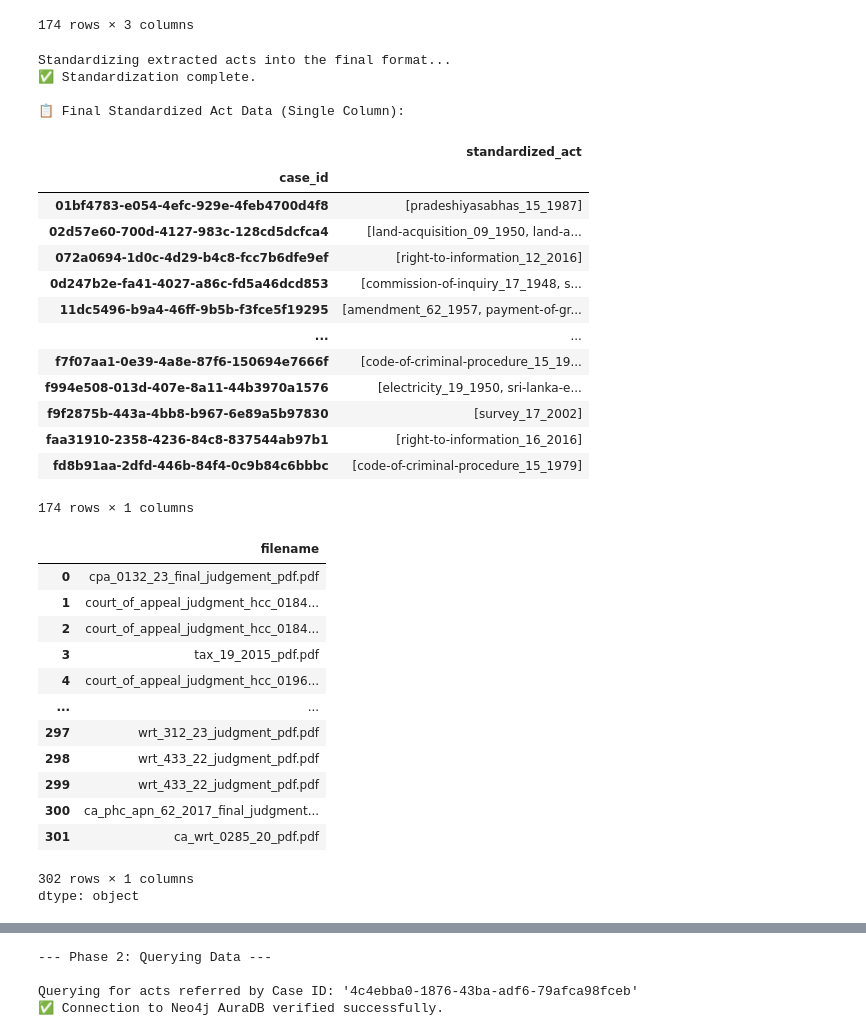
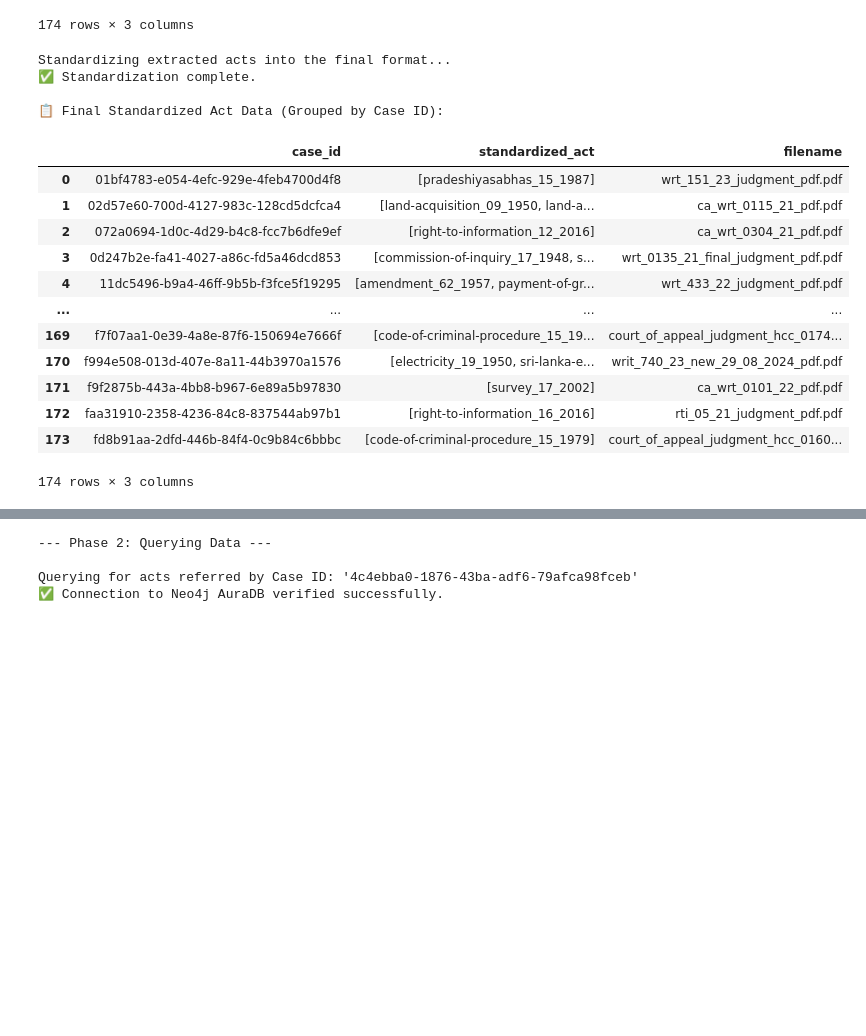
Before and after one commit to HackElite-FYP/Legal-Research-Platform-Core, a Jupyter notebook: cases, acts reference.ipynb, the cells around one changed output, grey strips where cells are left out. Cells and saved outputs as stored; diff of their text form; code cells hidden in the pictures; blank space fills up the shorter version.

```diff
--- a/cases, acts reference.ipynb
+++ b/cases, acts reference.ipynb
@@ -180,65 +182,56 @@ final_structured_list = []
 print("\nStandardizing extracted acts into the final format...")
 
 # Check if the input data from the previous cell exists
 if 'raw_case_act_map' in locals() and raw_case_act_map:
     for entry in raw_case_act_map:
         case_id = entry["case_id"]
         for raw_act in entry["raw_acts"]:
             # Get the structured dictionary with the fully formatted name
             structured_act = standardizer.standardize(raw_act)
             filename = entry["filename"]
 
             # Format the final string as "Name - No. X - YYYY"
             formatted_string = f"{structured_act['act_name']}_{structured_act['act_number']}_{structured_act['year']}"
 
             final_structured_list.append({
                 "case_id": case_id,
                 "filename":filename,
                 "standardized_act": formatted_string
             })
 
-    # Convert the list to a DataFrame for display
+
     final_df = pd.DataFrame(final_structured_list)
+
+    grouped_df = final_df.groupby("case_id").agg({
+        "standardized_act": list,
+        "filename": "first"
+    }).reset_index()
 
     # Show the final results
     print("✅ Standardization complete.")
-    print("\n📋 Final Standardized Act Data (Single Column):")
-    display(final_df.groupby("case_id")["standardized_act"].apply(list).to_frame(), final_df["filename"] )
+    print("\n📋 Final Standardized Act Data (Grouped by Case ID):")
+    display(grouped_df)
+
 else:
     print("⚠️ No raw act data (`raw_case_act_map`) found to process. Please run the extraction cell first.")
 # %% [output]
 Standardizing extracted acts into the final format...
 ✅ Standardization complete.
 
-📋 Final Standardized Act Data (Single Column):
+📋 Final Standardized Act Data (Grouped by Case ID):
-|  | standardized_act |
-| case_id |  |
-| 01bf4783-e054-4efc-929e-4feb4700d4f8 | [pradeshiyasabhas_15_1987] |
-| 02d57e60-700d-4127-983c-128cd5dcfca4 | [land-acquisition_09_1950, land-a... |
-| 072a0694-1d0c-4d29-b4c8-fcc7b6dfe9ef | [right-to-information_12_2016] |
-| 0d247b2e-fa41-4027-a86c-fd5a46dcd853 | [commission-of-inquiry_17_1948, s... |
-| 11dc5496-b9a4-46ff-9b5b-f3fce5f19295 | [amendment_62_1957, payment-of-gr... |
-| ... | ... |
-| f7f07aa1-0e39-4a8e-87f6-150694e7666f | [code-of-criminal-procedure_15_19... |
-| f994e508-013d-407e-8a11-44b3970a1576 | [electricity_19_1950, sri-lanka-e... |
-| f9f2875b-443a-4bb8-b967-6e89a5b97830 | [survey_17_2002] |
-| faa31910-2358-4236-84c8-837544ab97b1 | [right-to-information_16_2016] |
-| fd8b91aa-2dfd-446b-84f4-0c9b84c6bbbc | [code-of-criminal-procedure_15_1979] |
+|  | case_id | standardized_act | filename |
+| 0 | 01bf4783-e054-4efc-929e-4feb4700d4f8 | [pradeshiyasabhas_15_1987] | wrt_151_23_judgment_pdf.pdf |
+| 1 | 02d57e60-700d-4127-983c-128cd5dcfca4 | [land-acquisition_09_1950, land-a... | ca_wrt_0115_21_pdf.pdf |
+| 2 | 072a0694-1d0c-4d29-b4c8-fcc7b6dfe9ef | [right-to-information_12_2016] | ca_wrt_0304_21_pdf.pdf |
+| 3 | 0d247b2e-fa41-4027-a86c-fd5a46dcd853 | [commission-of-inquiry_17_1948, s... | wrt_0135_21_final_judgment_pdf.pdf |
+| 4 | 11dc5496-b9a4-46ff-9b5b-f3fce5f19295 | [amendment_62_1957, payment-of-gr... | wrt_433_22_judgment_pdf.pdf |
+| ... | ... | ... | ... |
+| 169 | f7f07aa1-0e39-4a8e-87f6-150694e7666f | [code-of-criminal-procedure_15_19... | court_of_appeal_judgment_hcc_0174... |
+| 170 | f994e508-013d-407e-8a11-44b3970a1576 | [electricity_19_1950, sri-lanka-e... | writ_740_23_new_29_08_2024_pdf.pdf |
+| 171 | f9f2875b-443a-4bb8-b967-6e89a5b97830 | [survey_17_2002] | ca_wrt_0101_22_pdf.pdf |
+| 172 | faa31910-2358-4236-84c8-837544ab97b1 | [right-to-information_16_2016] | rti_05_21_judgment_pdf.pdf |
+| 173 | fd8b91aa-2dfd-446b-84f4-0c9b84c6bbbc | [code-of-criminal-procedure_15_1979] | court_of_appeal_judgment_hcc_0160... |
-174 rows × 1 columns
+174 rows × 3 columns
-|  | filename |
-| 0 | cpa_0132_23_final_judgement_pdf.pdf |
-| 1 | court_of_appeal_judgment_hcc_0184... |
-| 2 | court_of_appeal_judgment_hcc_0184... |
-| 3 | tax_19_2015_pdf.pdf |
-| 4 | court_of_appeal_judgment_hcc_0196... |
-| ... | ... |
-| 297 | wrt_312_23_judgment_pdf.pdf |
-| 298 | wrt_433_22_judgment_pdf.pdf |
-| 299 | wrt_433_22_judgment_pdf.pdf |
-| 300 | ca_phc_apn_62_2017_final_judgment... |
-| 301 | ca_wrt_0285_20_pdf.pdf |
-302 rows × 1 columns
-dtype: object
 # %%
 # 🧠 Neo4j Connector Class
 
```
Also changed, not shown: parts of 3 cells of this notebook.
